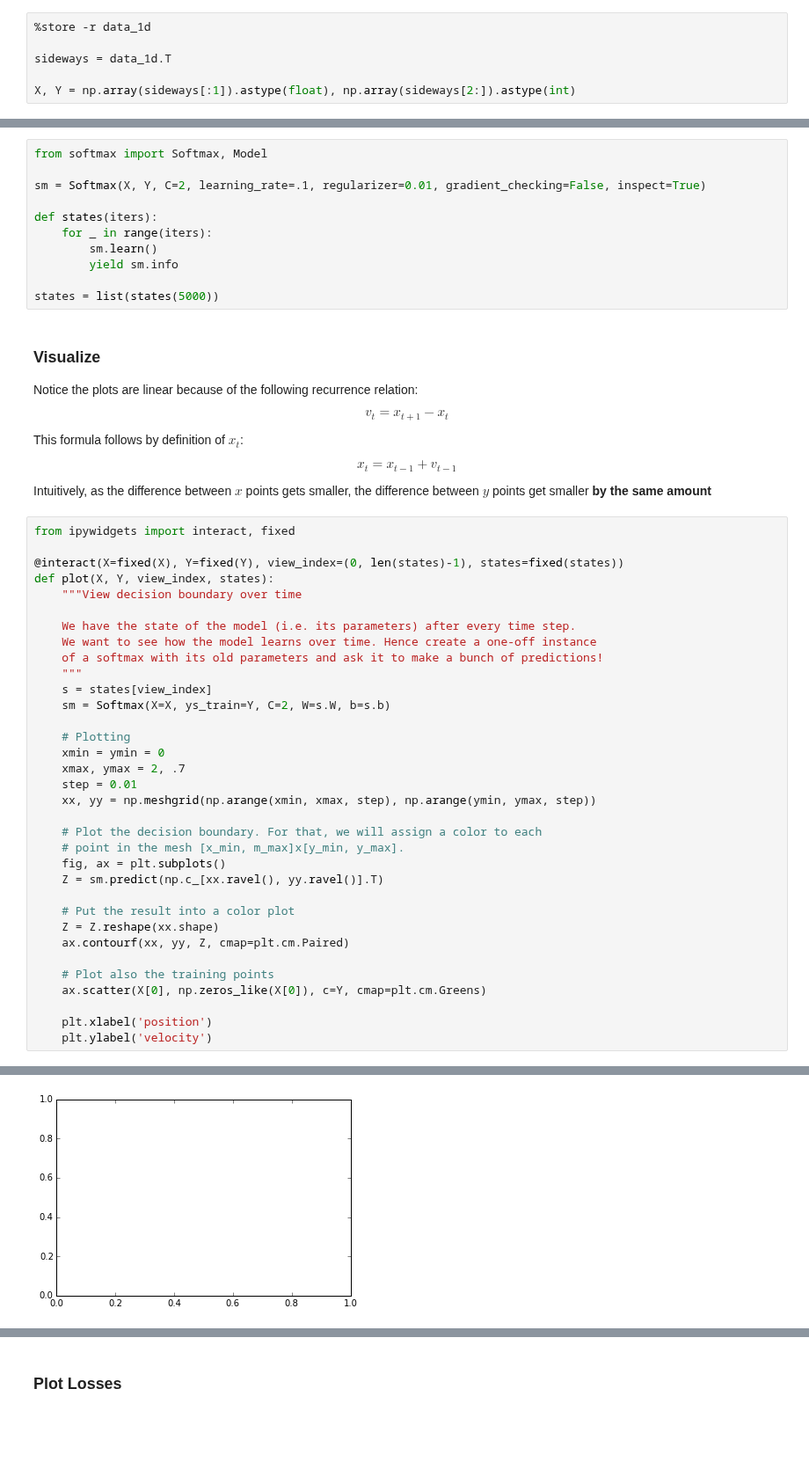
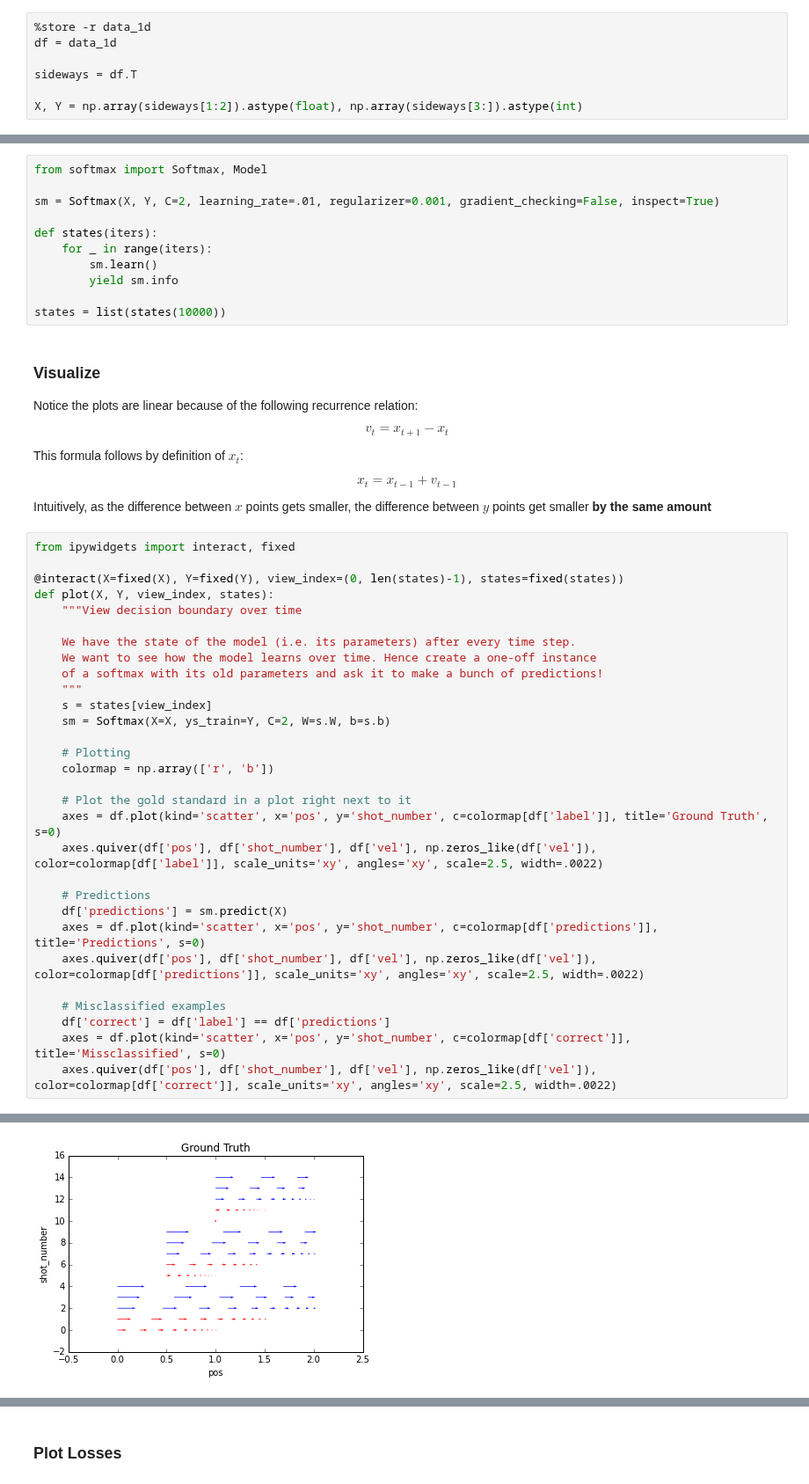
Before and after one commit to ebanner/cs393r_project, a Jupyter notebook: experiments/1d/position/Softmax.ipynb, the cells around one changed output, grey strips where cells are left out. Shown at 88% size. Saved outputs shown, nothing was run; the diff lists cells and outputs as text; blank space fills up the shorter version.

Commit message:
Add position-only softmax experiment

```diff
--- a/experiments/1d/position/Softmax.ipynb
+++ b/experiments/1d/position/Softmax.ipynb
@@ -8,23 +8,24 @@
 ### Load Data
 # %%
 %store -r data_1d
+df = data_1d
 
-sideways = data_1d.T
+sideways = df.T
 
-X, Y = np.array(sideways[:1]).astype(float), np.array(sideways[2:]).astype(int)
+X, Y = np.array(sideways[1:2]).astype(float), np.array(sideways[3:]).astype(int)
 # %% [markdown]
 ### Train
 # %%
 from softmax import Softmax, Model
 
-sm = Softmax(X, Y, C=2, learning_rate=.1, regularizer=0.01, gradient_checking=False, inspect=True)
+sm = Softmax(X, Y, C=2, learning_rate=.01, regularizer=0.001, gradient_checking=False, inspect=True)
 
 def states(iters):
     for _ in range(iters):
         sm.learn()
         yield sm.info
 
-states = list(states(5000))
+states = list(states(10000))
 # %% [markdown]
 ### Visualize
 
@@ -52,23 +53,19 @@ def plot(X, Y, view_index, states):
     sm = Softmax(X=X, ys_train=Y, C=2, W=s.W, b=s.b)
 
     # Plotting
-    xmin = ymin = 0
-    xmax, ymax = 2, .7
-    step = 0.01
-    xx, yy = np.meshgrid(np.arange(xmin, xmax, step), np.arange(ymin, ymax, step))
+    colormap = np.array(['r', 'b'])
 
-    # Plot the decision boundary. For that, we will assign a color to each
-    # point in the mesh [x_min, m_max]x[y_min, y_max].
-    fig, ax = plt.subplots()
-    Z = sm.predict(np.c_[xx.ravel(), yy.ravel()].T)
+    # Plot the gold standard in a plot right next to it
+    axes = df.plot(kind='scatter', x='pos', y='shot_number', c=colormap[df['label']], title='Ground Truth', s=0)
+    axes.quiver(df['pos'], df['shot_number'], df['vel'], np.zeros_like(df['vel']), color=colormap[df['label']], scale_units='xy', angles='xy', scale=2.5, width=.0022)
 
-    # Put the result into a color plot
-    Z = Z.reshape(xx.shape)
-    ax.contourf(xx, yy, Z, cmap=plt.cm.Paired)
+    # Predictions
+    df['predictions'] = sm.predict(X)
+    axes = df.plot(kind='scatter', x='pos', y='shot_number', c=colormap[df['predictions']], title='Predictions', s=0)
+    axes.quiver(df['pos'], df['shot_number'], df['vel'], np.zeros_like(df['vel']), color=colormap[df['predictions']], scale_units='xy', angles='xy', scale=2.5, width=.0022)
 
-    # Plot also the training points
-    ax.scatter(X[0], np.zeros_like(X[0]), c=Y, cmap=plt.cm.Greens)
-
-    plt.xlabel('position')
-    plt.ylabel('velocity')
+    # Misclassified examples
+    df['correct'] = df['label'] == df['predictions']
+    axes = df.plot(kind='scatter', x='pos', y='shot_number', c=colormap[df['correct']], title='Missclassified', s=0)
+    axes.quiver(df['pos'], df['shot_number'], df['vel'], np.zeros_like(df['vel']), color=colormap[df['correct']], scale_units='xy', angles='xy', scale=2.5, width=.0022)
 # %% [output]
@@ -76 +72 @@ ValueError: shapes (2,1) and (2,14000) not aligned: 1 (dim 1) != 2 (dim 0)
-[figure, old version]
+[figure, new version]
```
Also changed, not shown: parts of 3 cells of this notebook.
